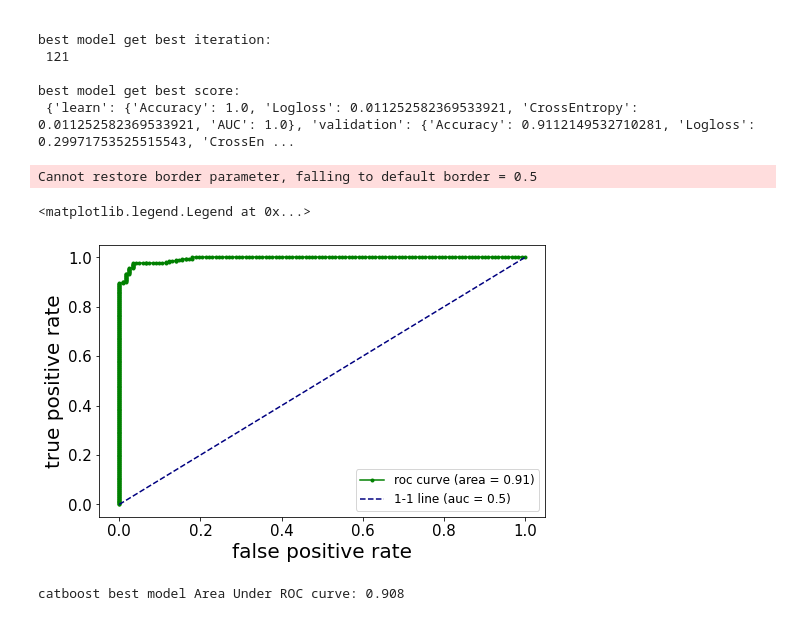
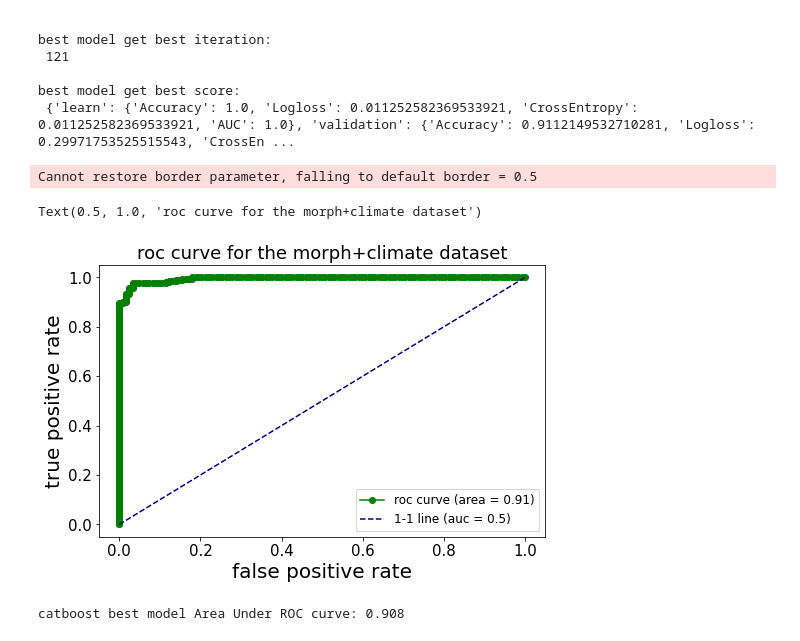
Before and after one commit to varyabazilova/alluvialfans, a Jupyter notebook: ml_model/catboost_morph_climate.ipynb, the cells around one changed output. Saved outputs shown, nothing was run; the diff lists cells and outputs as text; code cells hidden in the pictures.

```diff
--- a/ml_model/catboost_morph_climate.ipynb
+++ b/ml_model/catboost_morph_climate.ipynb
@@ -78,7 +102,7 @@ cat_features = list(['glacier', 'region', 'avgtemp_belowzero', 'cont_permafrost'
 # Don't change the data type to the category by .astype('category')
 
 
-X['glacier'] = X['glacier'].astype(str) # n 21
+# X['glacier'] = X['glacier'].astype(str) # n 21
 X['region'] = X['region'].astype(str) # n 12
 X['avgtemp_belowzero'] = X['avgtemp_belowzero'].astype(str) # n 34
 X['cont_permafrost'] = X['cont_permafrost'].astype(str) # n 51
@@ -216,30 +238,31 @@ best model get best score:
 # %%
 
 fpr, tpr, thresholds = get_roc_curve(best_model, train_pool, plot=False)
 
 roc = roc_auc_score(y_test, best_model.predict_proba(X_test)[: , 1])
 
 # print(thresholds)
 ## calculate roc curve
 # fpr, tpr, thresholds = roc_curve(y_test, probs)
 # auc = roc_auc_score(y_test, probs)
 
 
 fig, ax = plt.subplots(figsize = (8,5))
-plt.plot(fpr, tpr, color = 'green', marker='.', label = 'roc curve (area = %0.2f)' % roc)
+plt.plot(fpr, tpr, color = 'green', marker='o', label = 'roc curve (area = %0.2f)' % roc)
 plt.plot([0, 1], [0, 1], color="navy", linestyle="--", label = '1-1 line (auc = 0.5)')
 
 plt.xticks(fontsize=15)
 plt.yticks(fontsize=15)
 plt.xlabel('false positive rate', fontsize=20)
 plt.ylabel('true positive rate',fontsize=20)
 plt.legend(fontsize=12)
+plt.title('roc curve for the morph+climate dataset', fontsize=18)
 
 # plt.savefig('figs_talk/roc_climate.pdf')
 # %% [output]
 Cannot restore border parameter, falling to default border = 0.5
-<matplotlib.legend.Legend at 0x...>
+Text(0.5, 1.0, 'roc curve for the morph+climate dataset')
-[figure, old version]
+[figure, new version]
 # %%
 print('catboost best model Area Under ROC curve:', round(roc, 3))
 get_confusion_matrix(best_model, data_pool)
```
Also changed, not shown: parts of 28 cells of this notebook, 4 other files.
